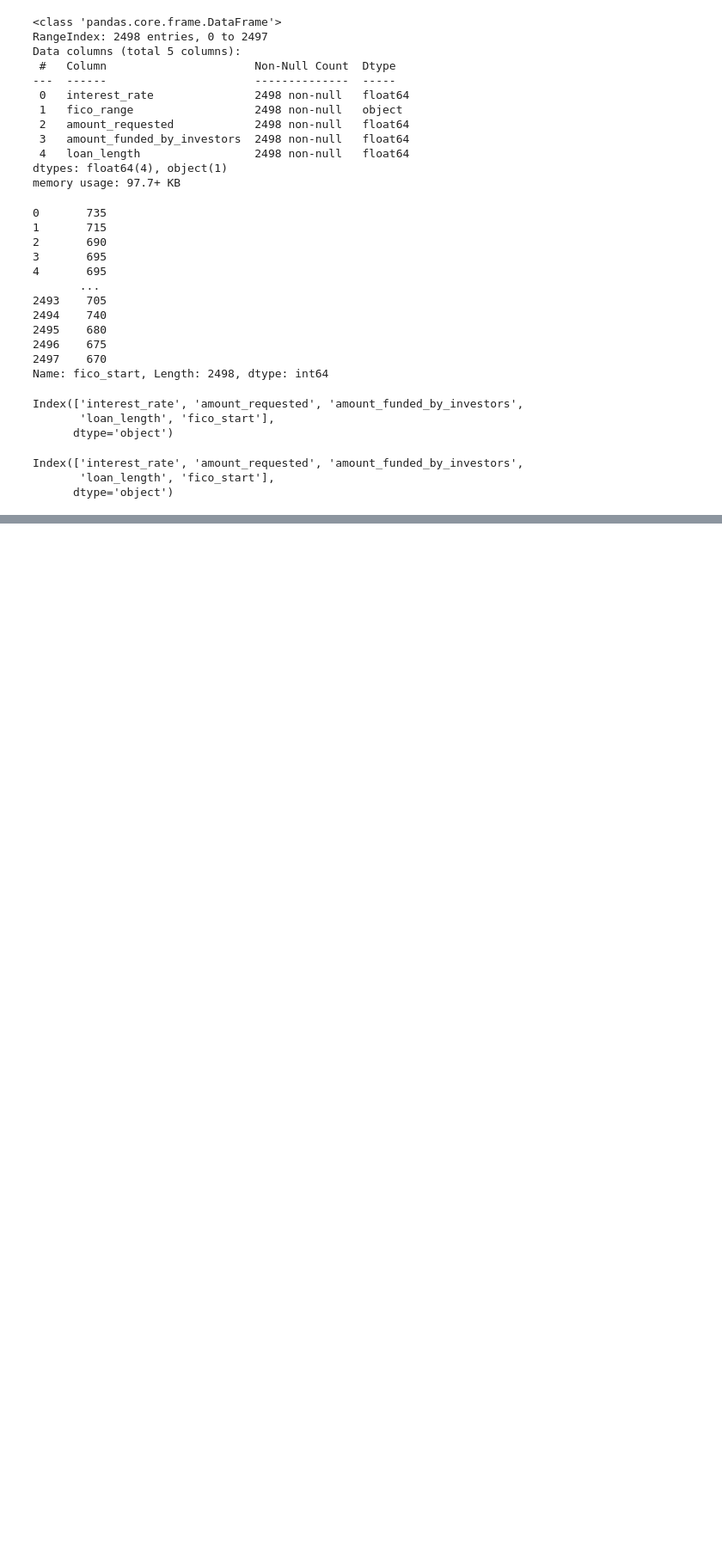
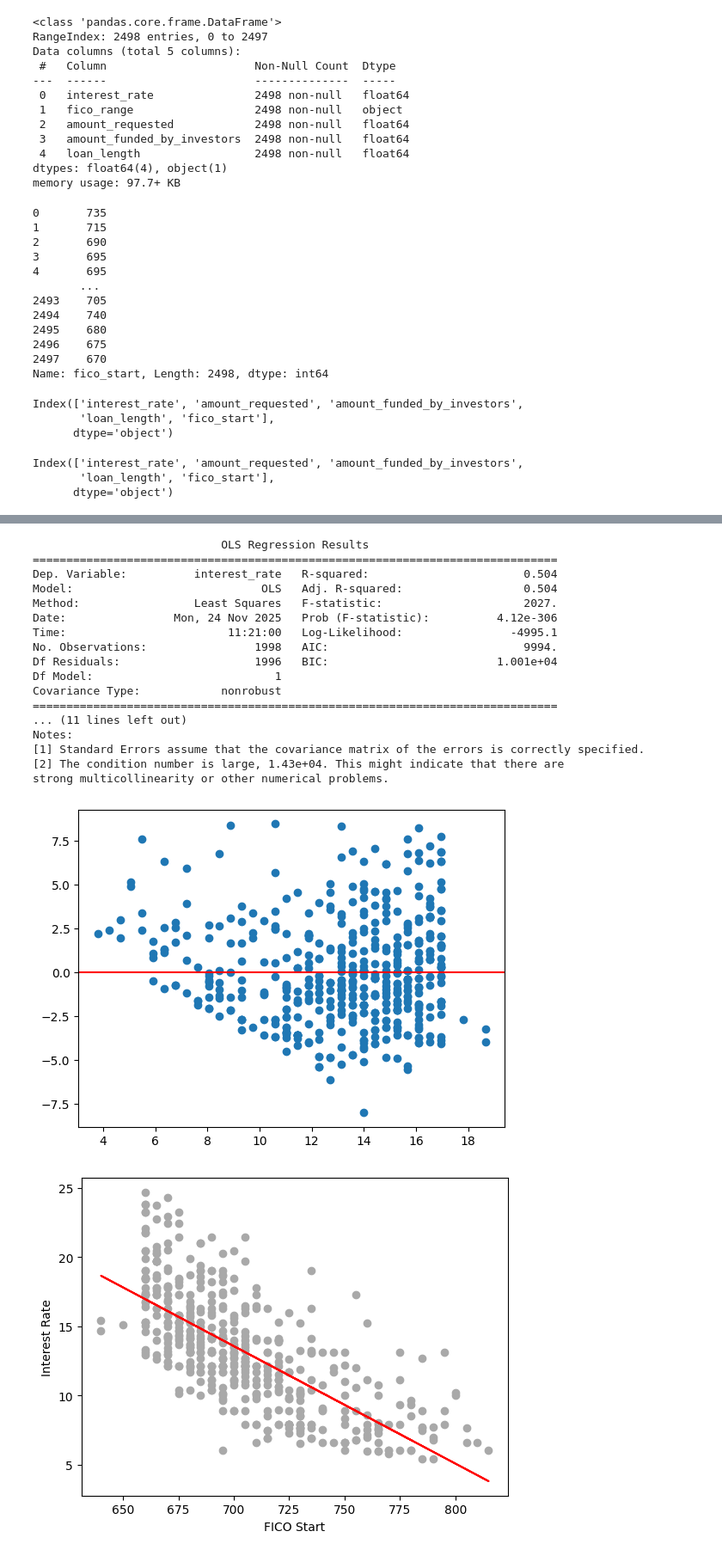
Before and after one commit to sheehanjacque/loan_request_business_analysis, a Jupyter notebook: notebooks/data_analysis.ipynb, the cells around one changed output, grey strips where cells are left out. Shown: that part at 86% size. Saved outputs shown, nothing was run; the diff lists cells and outputs as text; code cells hidden in the pictures; blank space fills up the shorter version.

```diff
--- a/notebooks/data_analysis.ipynb
+++ b/notebooks/data_analysis.ipynb
@@ -162,0 +255,36 @@ strong multicollinearity problems or that the design matrix is singular.
+# %%
+#Index(['interest_rate', 'amount_requested', 'amount_funded_by_investors',
+#       'loan_length', 'fico_start'],
+
+# X= fico_start
+
+X= df['fico_start']
+y = df['interest_rate']
+
+X_test, y_test, y_pred_test = useOLS_single(X,y)
+
+plt.scatter(X_test[:, 1], y_test, color="darkgray")
+plt.plot(X_test[:, 1], y_pred_test, color="red")
+plt.xlabel("FICO Start")
+plt.ylabel("Interest Rate")
+plt.show()
+# %% [output]
+                            OLS Regression Results
+==============================================================================
+Dep. Variable:          interest_rate   R-squared:                       0.504
+Model:                            OLS   Adj. R-squared:                  0.504
+Method:                 Least Squares   F-statistic:                     2027.
+Date:                Mon, 24 Nov 2025   Prob (F-statistic):          4.12e-306
+Time:                        11:21:00   Log-Likelihood:                -4995.1
+No. Observations:                1998   AIC:                             9994.
+Df Residuals:                    1996   BIC:                         1.001e+04
+Df Model:                           1
+Covariance Type:            nonrobust
+==============================================================================
+... (11 lines left out)
+Notes:
+[1] Standard Errors assume that the covariance matrix of the errors is correctly specified.
+[2] The condition number is large, 1.43e+04. This might indicate that there are
+strong multicollinearity or other numerical problems.
+[figure, added]
+[figure, added]
```
Also changed, not shown: parts of 7 cells of this notebook.
